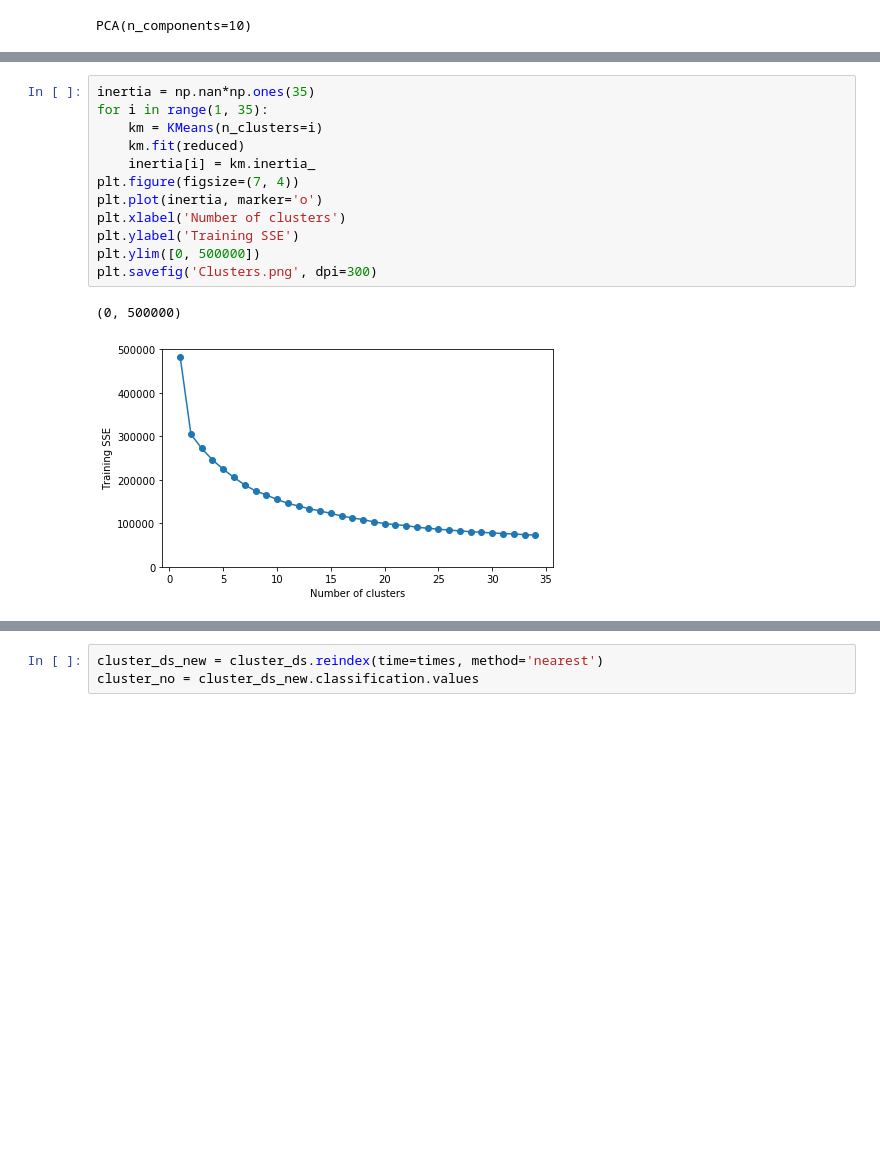
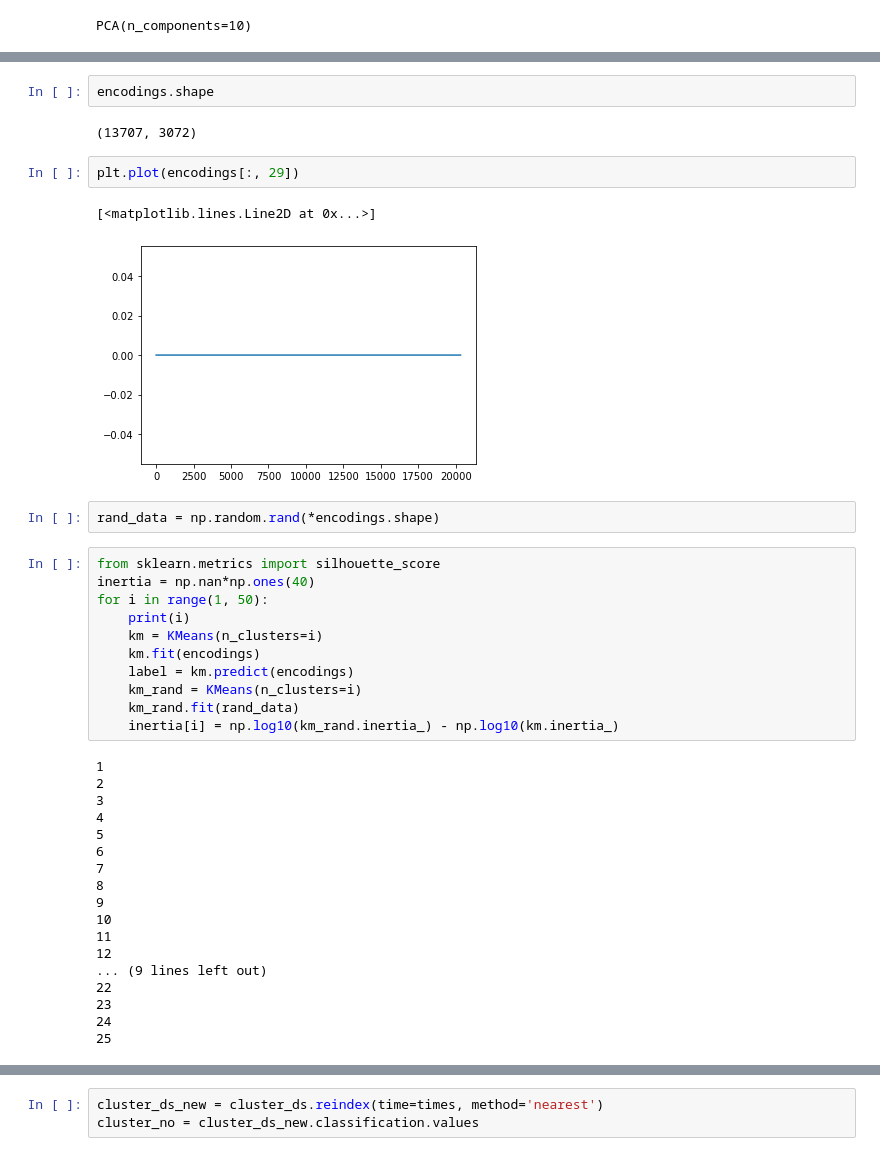
Before and after one commit to rcjackson/arming_the_edge, a Jupyter notebook: notebooks/ImageCluster.ipynb, the cells around one changed output, grey strips where cells are left out. Saved outputs shown, nothing was run; the diff lists cells and outputs as text; blank space fills up the shorter version.

```diff
--- a/notebooks/ImageCluster.ipynb
+++ b/notebooks/ImageCluster.ipynb
@@ -88,15 +77,40 @@ reduced.shape
+# %%
+encodings.shape
+# %% [output]
+(13707, 3072)
+# %%
+plt.plot(encodings[:, 29])
+# %% [output]
+[<matplotlib.lines.Line2D at 0x...>]
+[figure, added]
+# %%
+rand_data = np.random.rand(*encodings.shape)
 # %%
-inertia = np.nan*np.ones(35)
-for i in range(1, 35):
+from sklearn.metrics import silhouette_score
+inertia = np.nan*np.ones(40)
+for i in range(1, 50):
+    print(i)
     km = KMeans(n_clusters=i)
-    km.fit(reduced)
-    inertia[i] = km.inertia_
-plt.figure(figsize=(7, 4))
-plt.plot(inertia, marker='o')
-plt.xlabel('Number of clusters')
-plt.ylabel('Training SSE')
-plt.ylim([0, 500000])
-plt.savefig('Clusters.png', dpi=300)
+    km.fit(encodings)
+    label = km.predict(encodings)
+    km_rand = KMeans(n_clusters=i)
+    km_rand.fit(rand_data)
+    inertia[i] = np.log10(km_rand.inertia_) - np.log10(km.inertia_)
 # %% [output]
-(0, 500000)
+1
+2
+3
+4
+5
+6
+7
+8
+9
+10
+11
+12
+... (9 lines left out)
+22
+23
+24
+25
-[figure, removed]
```
Also changed, not shown: parts of 21 cells of this notebook, 25 other files.
